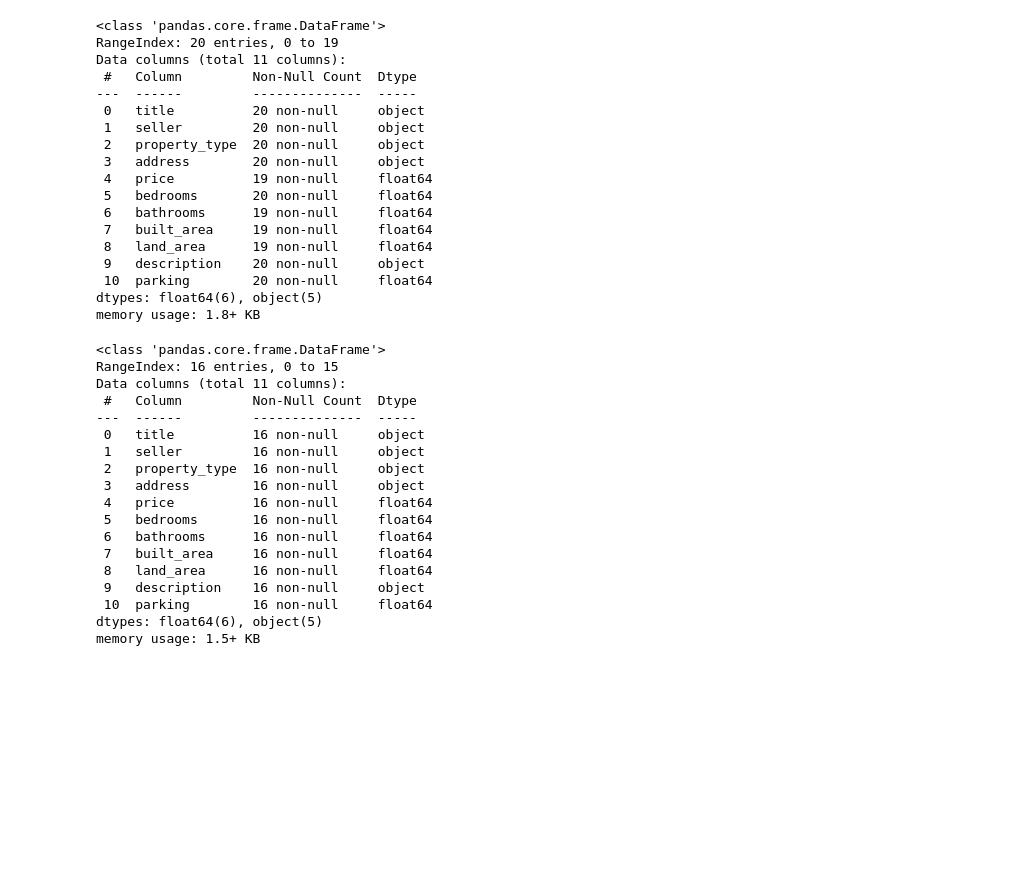
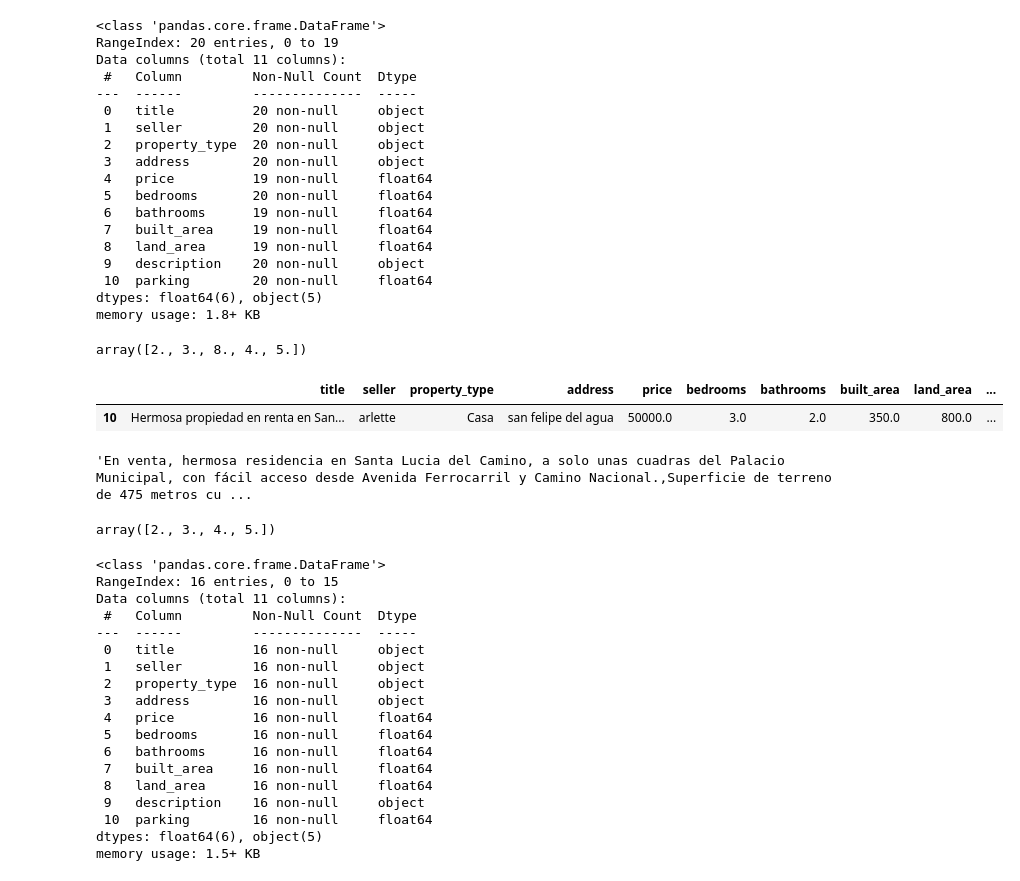
Before and after one commit to MarioRoFe/Prediccion-precios-inmobiliaria, a Jupyter notebook: notebooks/limpieza_arlette.ipynb, the cells around one changed output. Drawn from its saved outputs; the diff is of its cells as text; code cells hidden in the pictures; blank space fills up the shorter version.

```diff
--- a/notebooks/limpieza_arlette.ipynb
+++ b/notebooks/limpieza_arlette.ipynb
@@ -2,7 +2,7 @@
 import pandas as pd
 import re
 # %%
-arlette = pd.read_csv("/home/mario/Proyectos_Mario/proyecto_alonso/datos_extraidos/casas_arlette.csv")
+arlette = pd.read_csv("../datos_extraidos/casas_arlette.csv")
 arlette = arlette.drop_duplicates()
 
 # Elijo unicamente los inmuebles que son casas
@@ -39,3 +39,18 @@ memory usage: 1.8+ KB
 # %%
 arlette = arlette.dropna()
 arlette = arlette.reset_index(drop="first")
+# %%
+# Un valor de 8 para parking es atípico
+arlette.parking.unique()
+# %% [output]
+array([2., 3., 8., 4., 5.])
+# %%
+arlette.query("parking>5")
+# %% [output]
+|  | title | seller | property_type | address | price | bedrooms | bathrooms | built_area | land_area | ... |
+| 10 | Hermosa propiedad en renta en San... | arlette | Casa | san felipe del agua | 50000.0 | 3.0 | 2.0 | 350.0 | 800.0 | ... |
+# %%
+# Aunque el dato extraído marca 8, la descripción menciona 4 lugares de parking
+arlette.description[9]
+# %% [output]
+'En venta, hermosa residencia en Santa Lucia del Camino, a solo unas cuadras del Palacio Municipal, con fácil acceso desde Avenida Ferrocarril y Camino Nacional.,Superficie de terreno de 475 metros cu ...
@@ -42,3 +60,8 @@ arlette = arlette.reset_index(drop="first")
+# %%
+# Los valores ahora son correctos
+arlette.parking.unique()
+# %% [output]
+array([2., 3., 4., 5.])
 # %%
 arlette.info()
 # %% [output]
```
Also changed, not shown: parts of 1 cell of this notebook, 9 other files.
